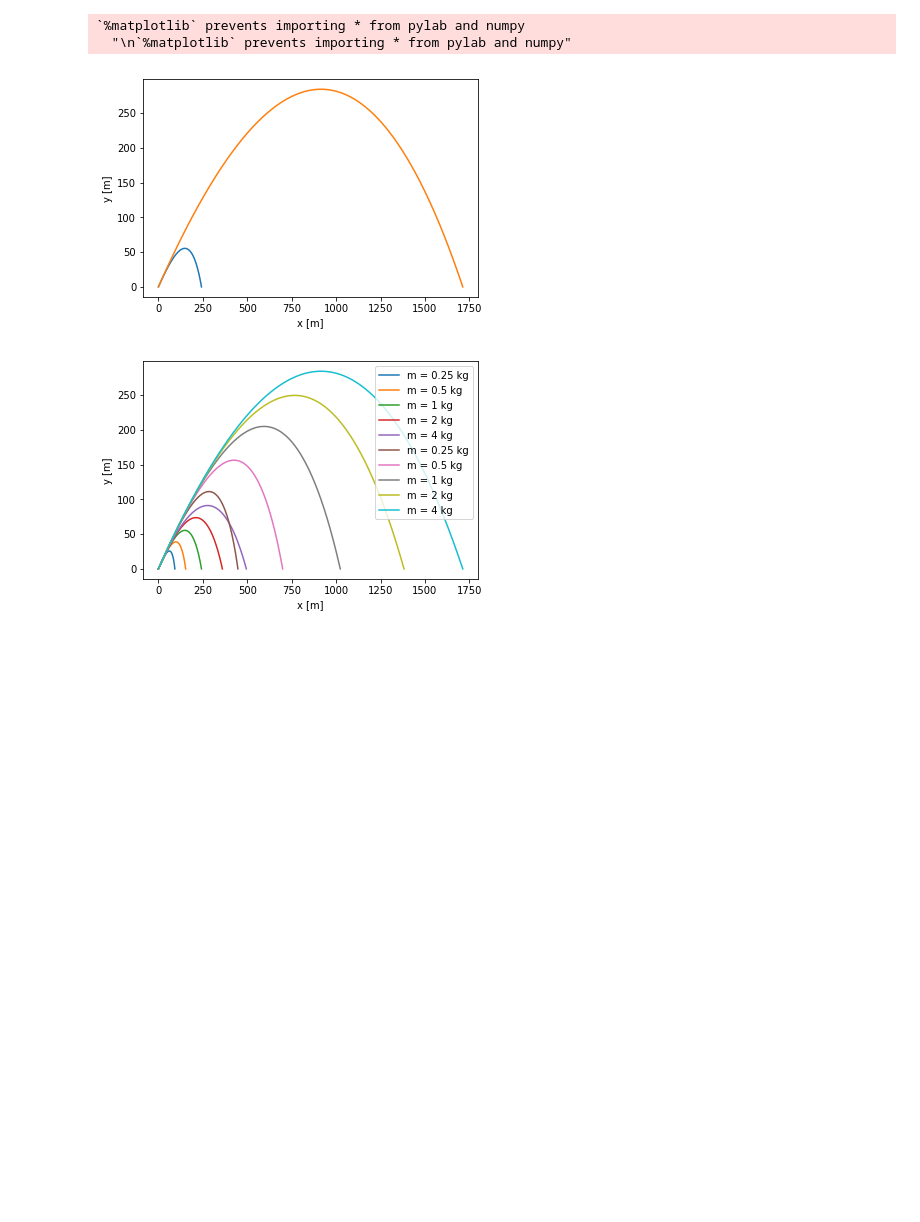
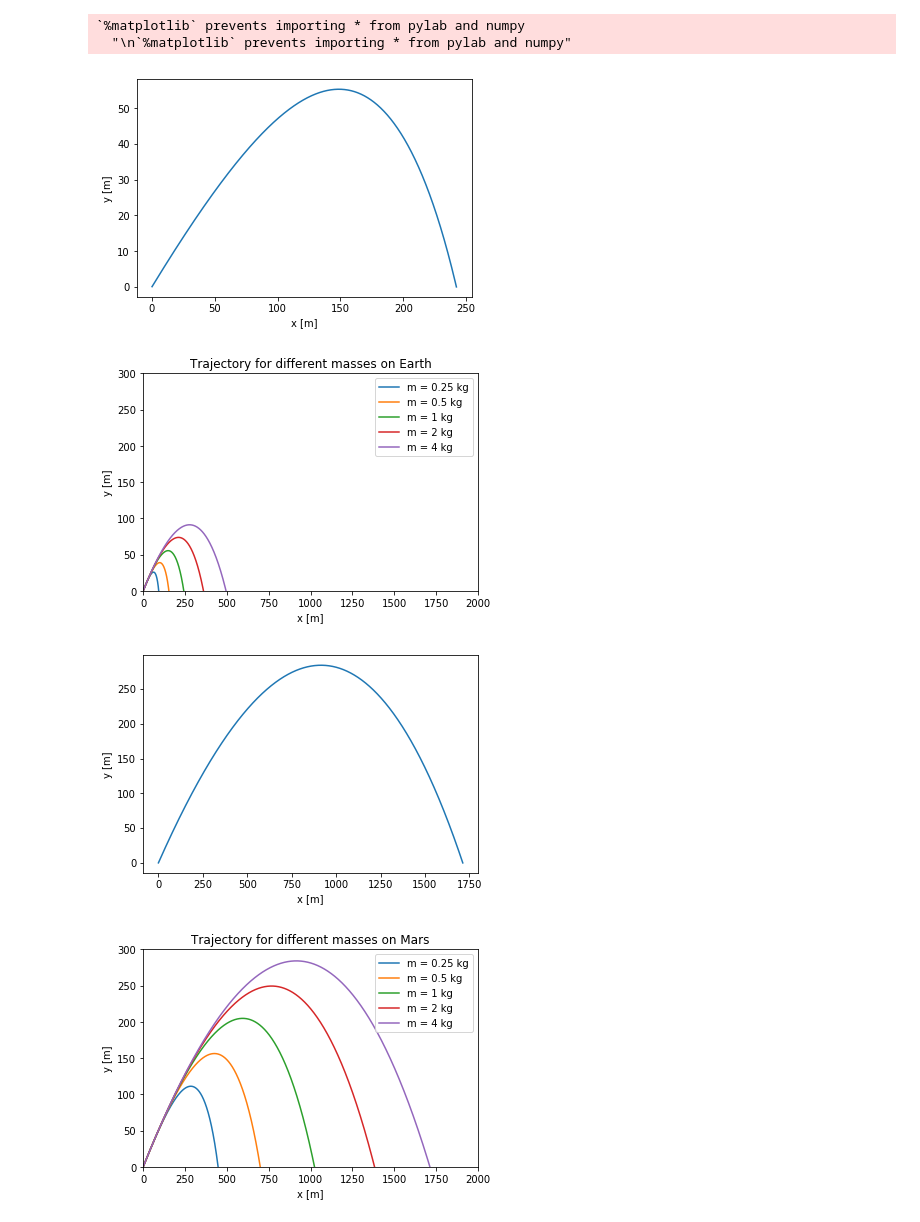
Before and after one commit to agranmoe/Numerical-Methods, a Jupyter notebook: Version Control Activity.ipynb, the cells around one changed output. Drawn from its saved outputs; the diff is of its cells as text; code cells hidden in the pictures; blank space fills up the shorter version.

Commit message:
Changed existing plotting code for part c to plot both Earth and Mars trajectories on same scale for easy comparison. Also added lines to properly title each graph generated

```diff
--- a/Version Control Activity.ipynb
+++ b/Version Control Activity.ipynb
@@ -48,42 +48,50 @@ def Runge_Kutta(g,rho):
         ypoints.append(r[1])
 
     # make plot for part (b)
-    p1 = plt.figure(1)
+    p1 = plt.figure()
     plt.plot(xpoints,ypoints)
     plt.xlabel("x [m]")
     plt.ylabel('y [m]')
     p1.show()
 
     # try different values of m
-    p2 = plt.figure(2)
+    p2 = plt.figure()
     for m in [0.25,0.5,1,2,4]:
         const = (rho*C*np.pi*R**2)/(2.0*m)
         r = np.array([0.0,0.0,v0*np.cos(theta),v0*np.sin(theta)],float)
         xpoints = []
         ypoints = []
 
         # use fourth-order Runge-Kutta
         while r[1]>=0:
             k1 = h*f(r,const,g)
             k2 = h*f(r+0.5*k1,const,g)
             k3 = h*f(r+0.5*k2,const,g)
             k4 = h*f(r+k3,const,g)
             r += (k1+2*k2+2*k3+k4)/6
             xpoints.append(r[0])
             ypoints.append(r[1])
 
         plt.plot(xpoints,ypoints,label='m = '+str(m)+' kg')
 
     plt.xlabel("x [m]")
+    xlim(0,2000)
+    ylim(0,300)
+    if g == g_Earth:
+        title("Trajectory for different masses on Earth")
+    else:
+         title("Trajectory for different masses on Mars")
     plt.ylabel('y [m]')
     plt.legend()
     p2.show()
 
 Runge_Kutta(g_Earth,rho_Earth)
 Runge_Kutta(g_Mars,rho_Mars)
 # %% [output]
 Populating the interactive namespace from numpy and matplotlib
 `%matplotlib` prevents importing * from pylab and numpy
   "\n`%matplotlib` prevents importing * from pylab and numpy"
-[figure, old version]
+[figure, new version]
-[figure, old version]
+[figure, new version]
+[figure, added]
+[figure, added]
```
